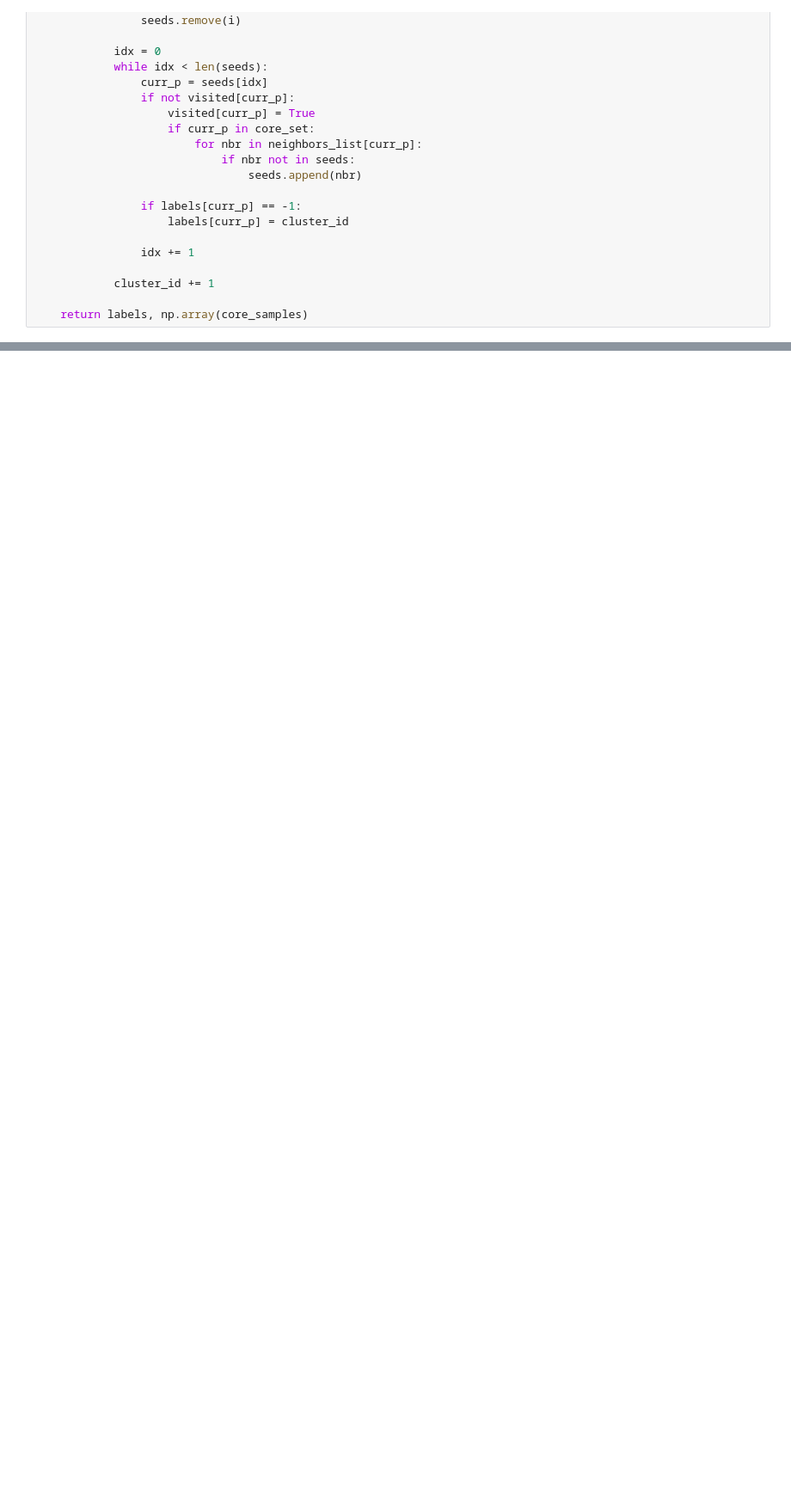
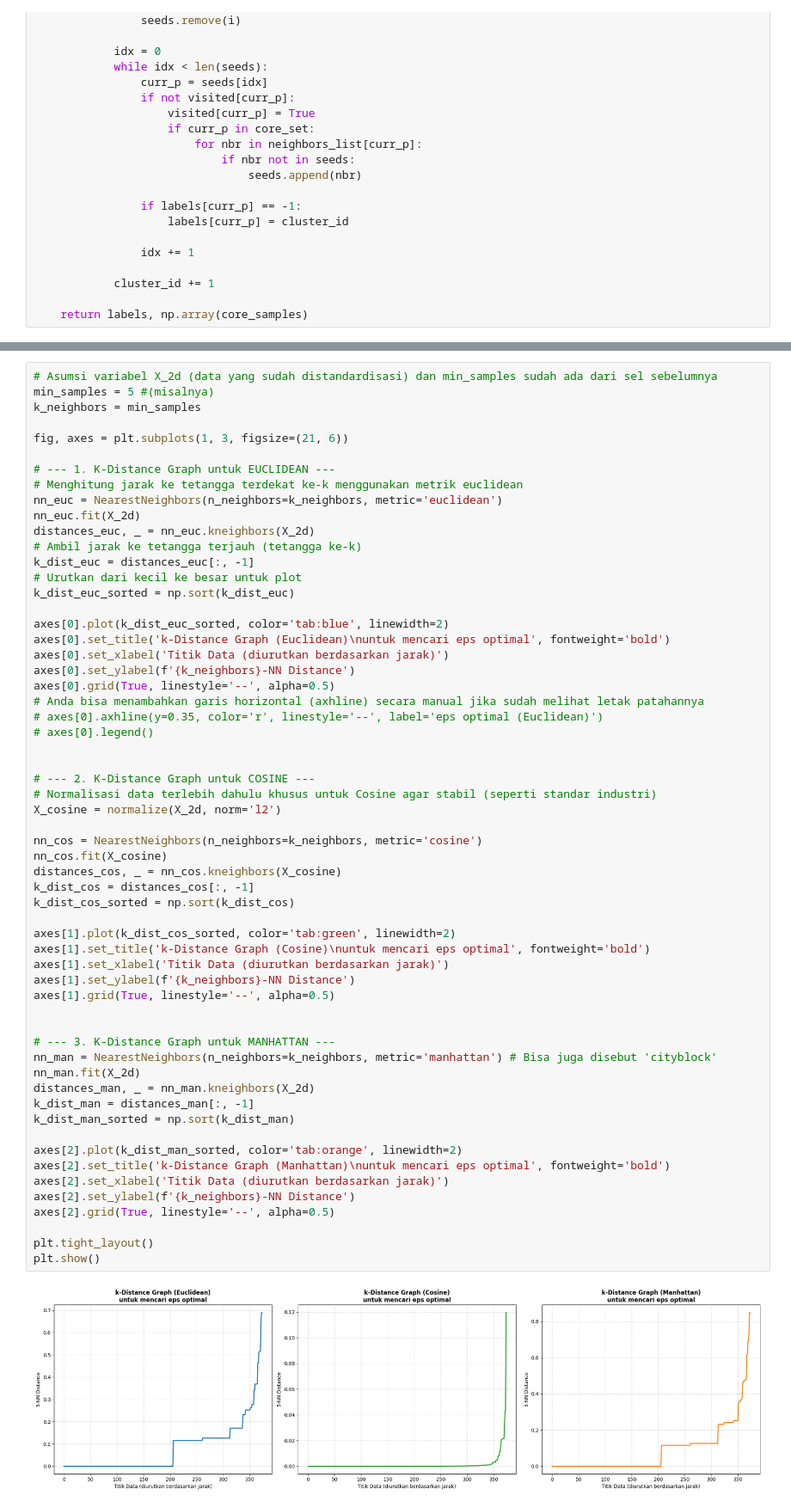
Before and after one commit to jiroammarwafi/244107020190-ML, a Jupyter notebook: DBSCAN.ipynb, the cells around one changed output, grey strips where cells are left out. Shown at 86% size. Cells and saved outputs as stored; diff of their text form; blank space fills up the shorter version.

```diff
--- a/DBSCAN.ipynb
+++ b/DBSCAN.ipynb
@@ -105,0 +204,61 @@ def dbscan_from_scratch(X, eps, min_samples, metric='euclidean'):
+# %%
+# Asumsi variabel X_2d (data yang sudah distandardisasi) dan min_samples sudah ada dari sel sebelumnya
+min_samples = 5 #(misalnya)
+k_neighbors = min_samples
+
+fig, axes = plt.subplots(1, 3, figsize=(21, 6))
+
+# --- 1. K-Distance Graph untuk EUCLIDEAN ---
+# Menghitung jarak ke tetangga terdekat ke-k menggunakan metrik euclidean
+nn_euc = NearestNeighbors(n_neighbors=k_neighbors, metric='euclidean')
+nn_euc.fit(X_2d)
+distances_euc, _ = nn_euc.kneighbors(X_2d)
+# Ambil jarak ke tetangga terjauh (tetangga ke-k)
+k_dist_euc = distances_euc[:, -1]
+# Urutkan dari kecil ke besar untuk plot
+k_dist_euc_sorted = np.sort(k_dist_euc)
+
+axes[0].plot(k_dist_euc_sorted, color='tab:blue', linewidth=2)
+axes[0].set_title('k-Distance Graph (Euclidean)\nuntuk mencari eps optimal', fontweight='bold')
+axes[0].set_xlabel('Titik Data (diurutkan berdasarkan jarak)')
+axes[0].set_ylabel(f'{k_neighbors}-NN Distance')
+axes[0].grid(True, linestyle='--', alpha=0.5)
+# Anda bisa menambahkan garis horizontal (axhline) secara manual jika sudah melihat letak patahannya
+# axes[0].axhline(y=0.35, color='r', linestyle='--', label='eps optimal (Euclidean)')
+# axes[0].legend()
+
+
+# --- 2. K-Distance Graph untuk COSINE ---
+# Normalisasi data terlebih dahulu khusus untuk Cosine agar stabil (seperti standar industri)
+X_cosine = normalize(X_2d, norm='l2')
+
+nn_cos = NearestNeighbors(n_neighbors=k_neighbors, metric='cosine')
+nn_cos.fit(X_cosine)
+distances_cos, _ = nn_cos.kneighbors(X_cosine)
+k_dist_cos = distances_cos[:, -1]
+k_dist_cos_sorted = np.sort(k_dist_cos)
+
+axes[1].plot(k_dist_cos_sorted, color='tab:green', linewidth=2)
+axes[1].set_title('k-Distance Graph (Cosine)\nuntuk mencari eps optimal', fontweight='bold')
+axes[1].set_xlabel('Titik Data (diurutkan berdasarkan jarak)')
+axes[1].set_ylabel(f'{k_neighbors}-NN Distance')
+axes[1].grid(True, linestyle='--', alpha=0.5)
+
+
+# --- 3. K-Distance Graph untuk MANHATTAN ---
+nn_man = NearestNeighbors(n_neighbors=k_neighbors, metric='manhattan') # Bisa juga disebut 'cityblock'
+nn_man.fit(X_2d)
+distances_man, _ = nn_man.kneighbors(X_2d)
+k_dist_man = distances_man[:, -1]
+k_dist_man_sorted = np.sort(k_dist_man)
+
+axes[2].plot(k_dist_man_sorted, color='tab:orange', linewidth=2)
+axes[2].set_title('k-Distance Graph (Manhattan)\nuntuk mencari eps optimal', fontweight='bold')
+axes[2].set_xlabel('Titik Data (diurutkan berdasarkan jarak)')
+axes[2].set_ylabel(f'{k_neighbors}-NN Distance')
+axes[2].grid(True, linestyle='--', alpha=0.5)
+
+plt.tight_layout()
+plt.show()
+# %% [output]
+[figure, added]
```
Also changed, not shown: parts of 23 cells of this notebook.
